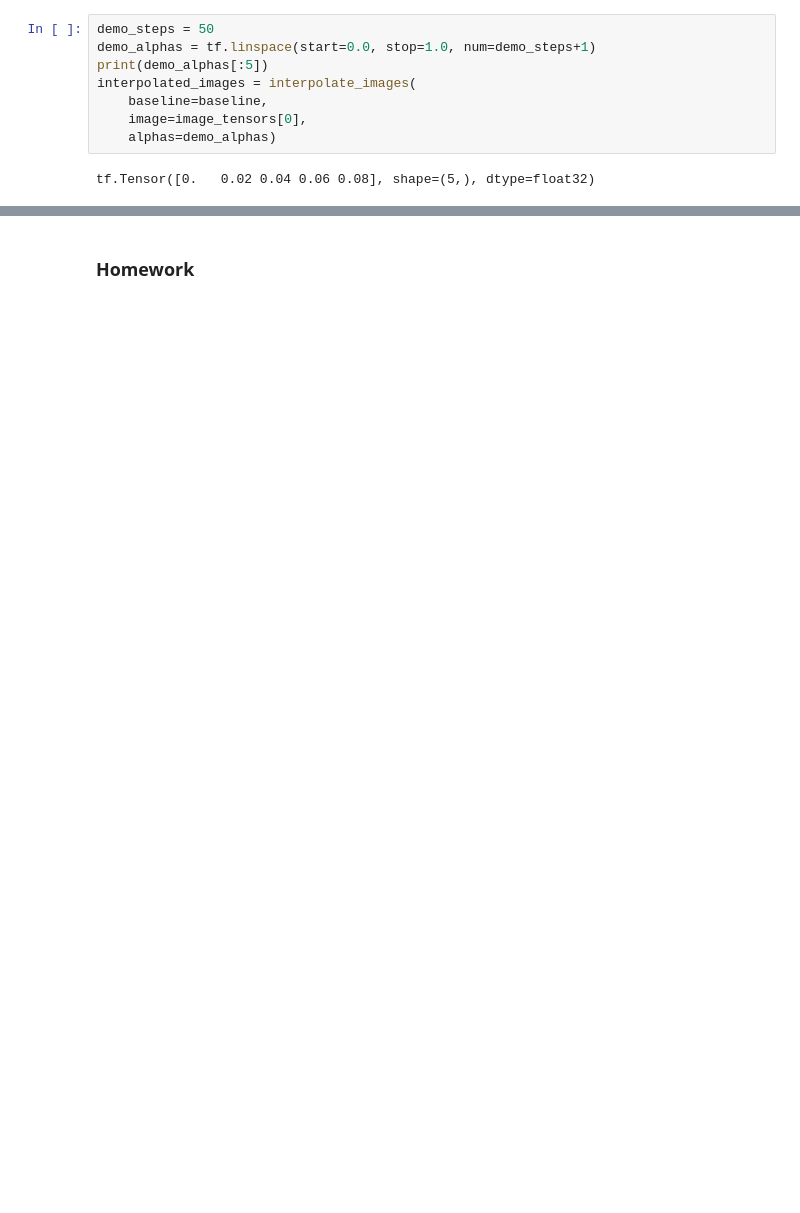
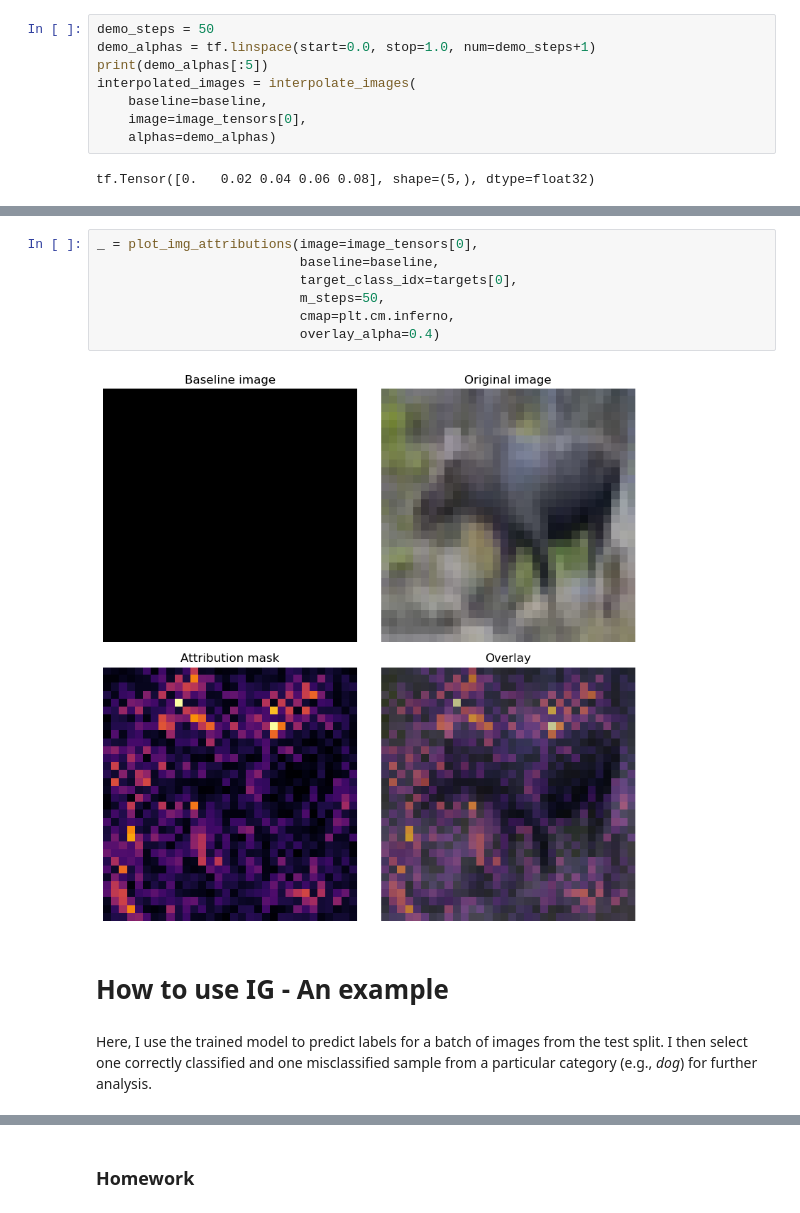
Before and after one commit to sscott-cse/Intro-Deep-Learning-Notebooks, a Jupyter notebook: CSCE-479-879/Hackathons/hackathon4.ipynb, the cells around one changed output, grey strips where cells are left out. Saved outputs shown, nothing was run; the diff lists cells and outputs as text; blank space fills up the shorter version.

Commit message:
updated h4 with IG example

```diff
--- a/CSCE-479-879/Hackathons/hackathon4.ipynb
+++ b/CSCE-479-879/Hackathons/hackathon4.ipynb
@@ -718,0 +786,13 @@ _ = plot_img_attributions(image=image_tensors[0],
+# %%
+_ = plot_img_attributions(image=image_tensors[0],
+                          baseline=baseline,
+                          target_class_idx=targets[0],
+                          m_steps=50,
+                          cmap=plt.cm.inferno,
+                          overlay_alpha=0.4)
+# %% [output]
+[figure, added]
+# %% [markdown]
+# How to use IG - An example
+# %% [markdown]
+Here, I use the trained model to predict labels for a batch of images from the test split. I then select one correctly classified and one misclassified sample from a particular category (e.g., *dog*) for further analysis.
```
Also changed, not shown: parts of 52 cells of this notebook.
